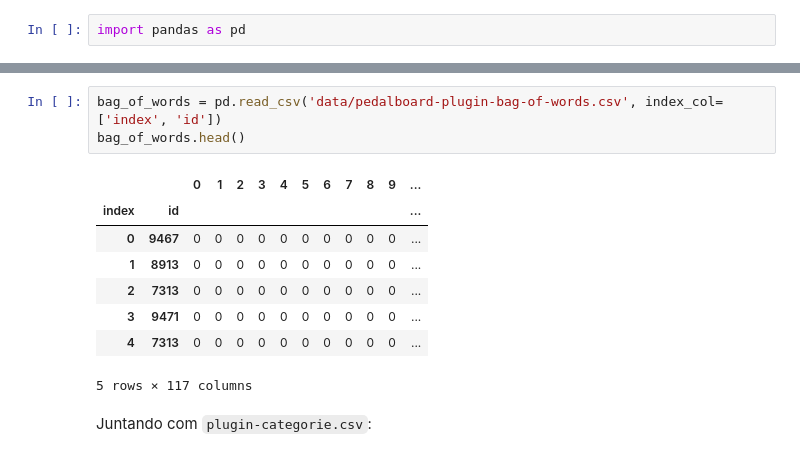
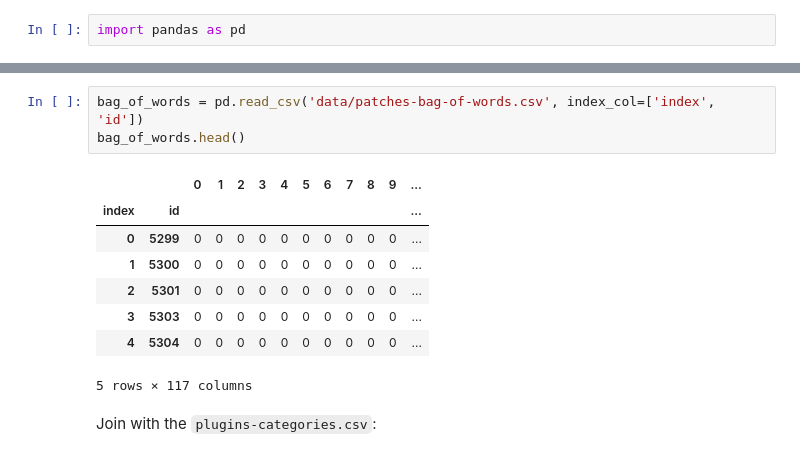
Before and after one commit to SrMouraSilva/ZoomG3-Patches, a Jupyter notebook: Database.ipynb, the cells around one changed output, grey strips where cells are left out. Cells and saved outputs as stored; diff of their text form.

```diff
--- a/Database.ipynb
+++ b/Database.ipynb
@@ -127,17 +139,17 @@ Professor Amauri pediu para enumerar os plugins de áudio like bag of words.
 # %%
-bag_of_words = pd.read_csv('data/pedalboard-plugin-bag-of-words.csv', index_col=['index', 'id'])
+bag_of_words = pd.read_csv('data/patches-bag-of-words.csv', index_col=['index', 'id'])
 bag_of_words.head()
 # %% [output]
 |  |  | 0 | 1 | 2 | 3 | 4 | 5 | 6 | 7 | 8 | 9 | ... |
 | index | id |  |  |  |  |  |  |  |  |  |  | ... |
-| 0 | 9467 | 0 | 0 | 0 | 0 | 0 | 0 | 0 | 0 | 0 | 0 | ... |
-| 1 | 8913 | 0 | 0 | 0 | 0 | 0 | 0 | 0 | 0 | 0 | 0 | ... |
-| 2 | 7313 | 0 | 0 | 0 | 0 | 0 | 0 | 0 | 0 | 0 | 0 | ... |
-| 3 | 9471 | 0 | 0 | 0 | 0 | 0 | 0 | 0 | 0 | 0 | 0 | ... |
-| 4 | 7313 | 0 | 0 | 0 | 0 | 0 | 0 | 0 | 0 | 0 | 0 | ... |
+| 0 | 5299 | 0 | 0 | 0 | 0 | 0 | 0 | 0 | 0 | 0 | 0 | ... |
+| 1 | 5300 | 0 | 0 | 0 | 0 | 0 | 0 | 0 | 0 | 0 | 0 | ... |
+| 2 | 5301 | 0 | 0 | 0 | 0 | 0 | 0 | 0 | 0 | 0 | 0 | ... |
+| 3 | 5303 | 0 | 0 | 0 | 0 | 0 | 0 | 0 | 0 | 0 | 0 | ... |
+| 4 | 5304 | 0 | 0 | 0 | 0 | 0 | 0 | 0 | 0 | 0 | 0 | ... |
 5 rows × 117 columns
-# %% [markdown]
-Juntando com `plugin-categorie.csv`:
+# %% [markdown]
+Join with the `plugins-categories.csv`:
 # %%
 plugins_categories_copy = plugins_categories.copy()
 
```
Also changed, not shown: parts of 22 cells of this notebook, 3 other files.
